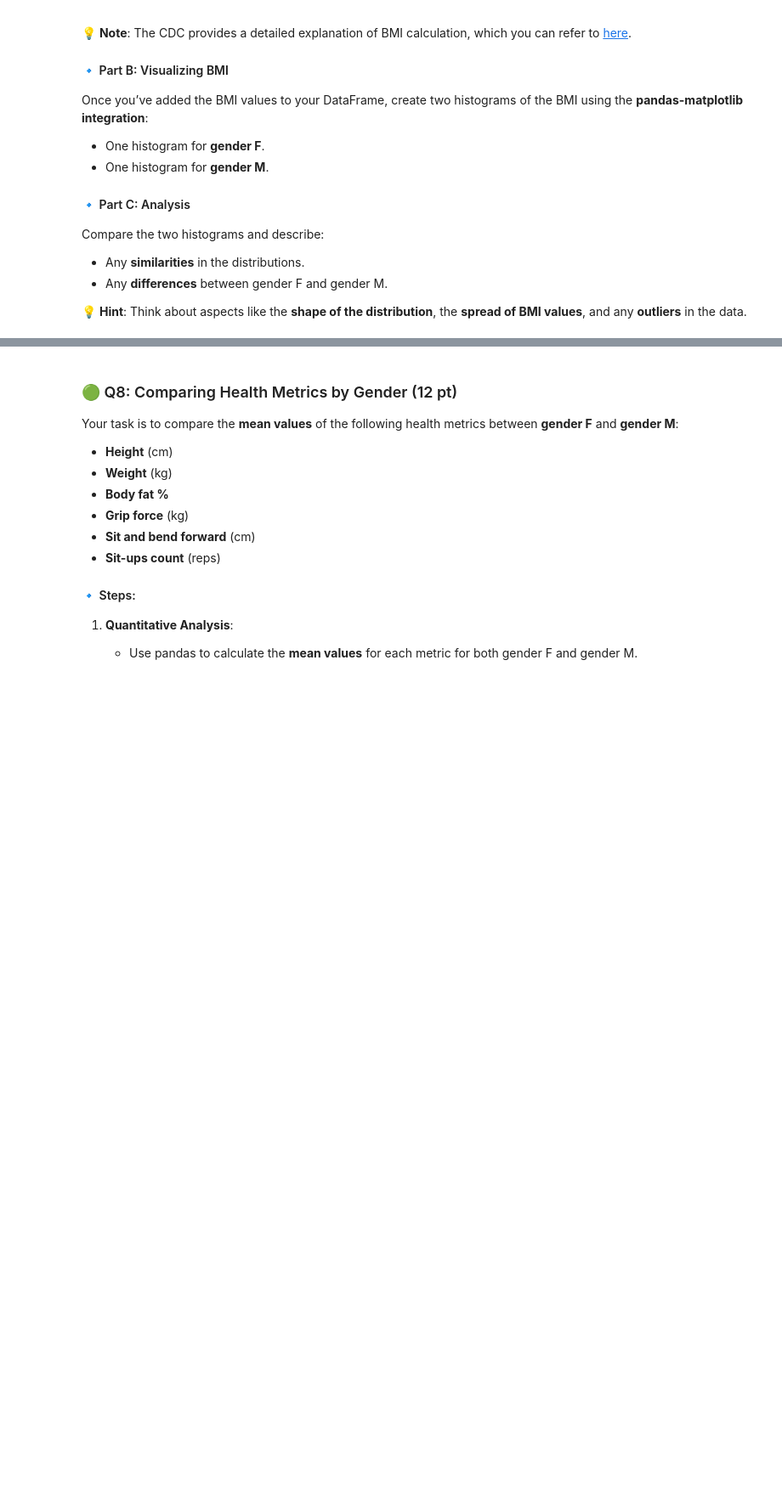
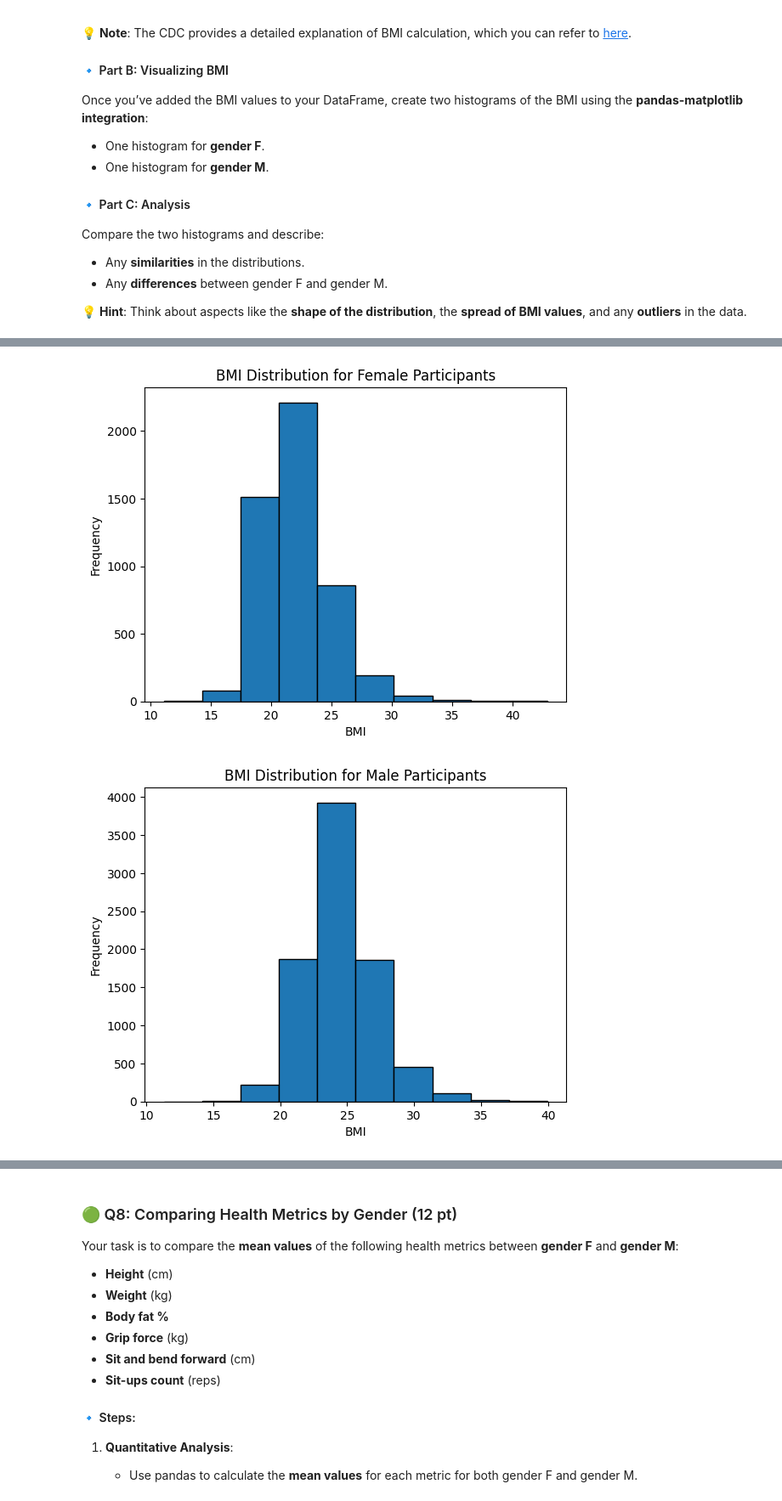
Before and after one commit to NakaFrozn/SI618, a Jupyter notebook: assignments/SI_618_Homework_01.ipynb, the cells around one changed output, grey strips where cells are left out. Shown at 85% size. Drawn from its saved outputs; the diff is of its cells as text; code cells hidden in the pictures; blank space fills up the shorter version.

```diff
--- a/assignments/SI_618_Homework_01.ipynb
+++ b/assignments/SI_618_Homework_01.ipynb
@@ -336,15 +336,15 @@ def categorize_hypertension(systolic, diastolic, age, new_rule = True):
         else:
             return 'Non-Hypertensive'
     else:
-        if systolic >= 140 and age<65:
+        if (systolic >= 140 or diastolic >=90) and age<65:
             return 'Hypertensive'
-        elif systolic >= 150 and age>=65:
+        elif (systolic >= 150 or diastolic >= 80) and age>=65:
             return 'Hypertensive'
         else:
             return 'Non-Hypertensive'
 
-def categorize_age(age):
-    if age < 55:
+def categorize_age(age, threshold = 55):
+    if age < threshold:
         return 'Under 55'
     else:
         return '55+'
@@ -423,0 +424,11 @@ Your task is to create a new variable called **"age_class"** that groups people
+# %%
+def categorize_age_three(age):
+    if age < 40:
+        return 'early'
+    elif 40 <= age <= 60:
+        return 'middle'
+    else:
+        return 'late'
+
+df_body['age_category'] = df_body['age'].apply(categorize_age_three)
+print(df_body['age_category'].value_counts()) # checking the distribution of the age categories
@@ -449,0 +494,10 @@ Compare the two histograms and describe:
+# %%
+def calculate_bmi(weight, height):
+    '''
+    Calculate the Body Mass Index (BMI) using the formula: weight / height(cm)^2 * 10000
+    '''
+    return (weight / height**2)*10000
+# %%
+# Q7a
+df_body['BMI'] = df_body.apply(lambda row: calculate_bmi(row['weight_kg'], row['height_cm']), axis=1)
+print(df_body.groupby('gender')['BMI'].describe())
@@ -449,0 +514,17 @@ Compare the two histograms and describe:
+# %%
+#Q7b
+
+# Create a histogram for gender M
+df_body[df_body['gender'] == 'F']['BMI'].plot(kind='hist', edgecolor='black')
+plt.title('BMI Distribution for Female Participants')
+plt.xlabel('BMI')
+plt.show()
+
+# Create a histogram for gender M
+df_body[df_body['gender'] == 'M']['BMI'].plot(kind='hist', edgecolor='black')
+plt.title('BMI Distribution for Male Participants')
+plt.xlabel('BMI')
+plt.show()
+# %% [output]
+[figure, added]
+[figure, added]
```
Also changed, not shown: parts of 23 cells of this notebook, 1 other file.
